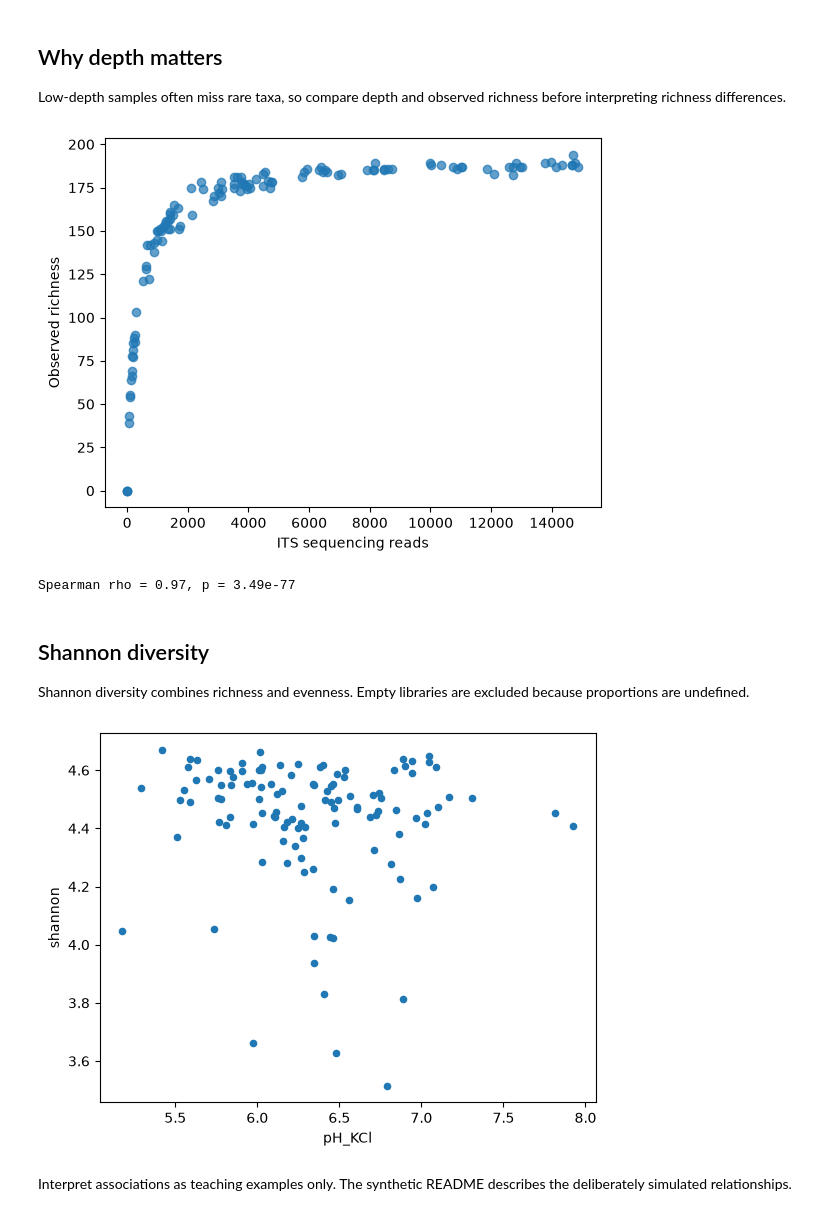
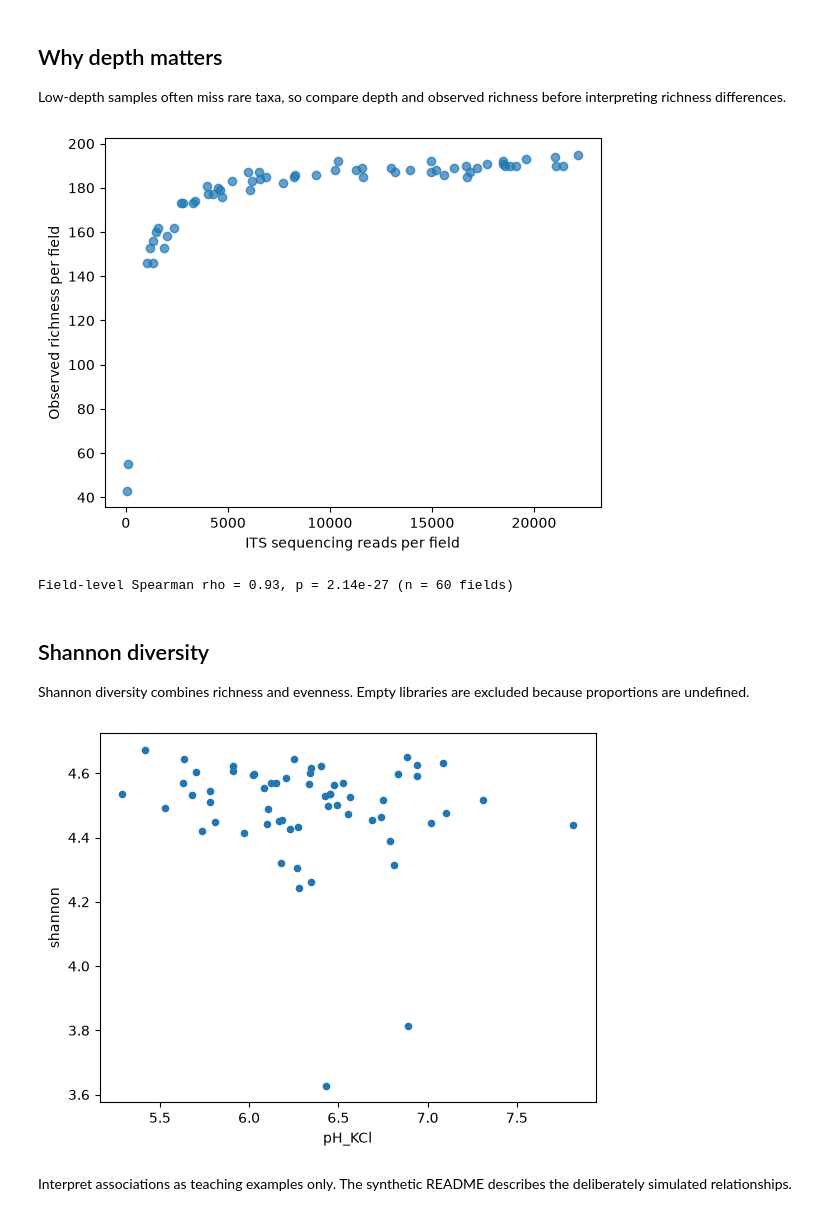
Before and after one commit to bo-maxwell-stevens/ecology-stats-tutorials, a Jupyter notebook: Notebooks/01_Introduction_to_Ecological_Data_Analysis.ipynb, the cells around one changed output. Drawn from its saved outputs; the diff is of its cells as text; code cells hidden in the pictures.

```diff
--- a/Notebooks/01_Introduction_to_Ecological_Data_Analysis.ipynb
+++ b/Notebooks/01_Introduction_to_Ecological_Data_Analysis.ipynb
@@ -4,10 +4,14 @@ This notebook uses the completely synthetic potato-soil dataset. It shows how a
 # %%
 from pathlib import Path
 import pandas as pd
+import numpy as np
 import matplotlib.pyplot as plt
 from scipy.stats import spearmanr
 
-data = Path('../Data/Synthetic_Potato_Example')
+repository_root = Path.cwd()
+if not (repository_root / 'Data').exists():
+    repository_root = repository_root.parent
+data = repository_root / 'Data/Synthetic_Potato_Example'
 counts = pd.read_csv(data / 'ITS_OTU_table_final.tsv', sep='\t', index_col=0)
 metadata = pd.read_csv(data / 'Final_data_with_diversity_prefixed.csv').set_index('sample_id')
 counts.head()
@@ -26,7 +30,13 @@ Each row is a soil sample and each column is a fungal species hypothesis. Sequen
 # %%
 total_reads = counts.sum(axis=1)
 richness = (counts > 0).sum(axis=1)
-summary = metadata.join(pd.DataFrame({'total_reads': total_reads, 'observed_richness': richness}))
+# Exclude failed libraries, then sum raw reads and taxa to one independent field row.
+nonempty = counts.loc[total_reads > 0]
+field_id = nonempty.index.str.replace(r'\.N\d+$', '', regex=True)
+field_counts = nonempty.assign(field_id=field_id).groupby('field_id').sum()
+field_summary = pd.DataFrame({'total_reads': field_counts.sum(axis=1), 'observed_richness': (field_counts > 0).sum(axis=1)})
+field_metadata = metadata.groupby('site.id').first()
+summary = field_metadata.join(field_summary)
 summary[['total_reads', 'observed_richness', 'pH_KCl']].head()
 # %% [output]
 |  | total_reads | observed_richness | pH_KCl |
@@ -41,23 +54,23 @@ summary[['total_reads', 'observed_richness', 'pH_KCl']].head()
 Low-depth samples often miss rare taxa, so compare depth and observed richness before interpreting richness differences.
 # %%
 plt.scatter(summary.total_reads, summary.observed_richness, alpha=.7)
-plt.xlabel('ITS sequencing reads'); plt.ylabel('Observed richness'); plt.show()
+plt.xlabel('ITS sequencing reads per field'); plt.ylabel('Observed richness per field'); plt.show()
 rho, p = spearmanr(summary.total_reads, summary.observed_richness)
-print(f'Spearman rho = {rho:.2f}, p = {p:.3g}')
+print(f'Field-level Spearman rho = {rho:.2f}, p = {p:.3g} (n = {len(summary)} fields)')
 # %% [output]
-[figure, old version]
+[figure, new version]
-Spearman rho = 0.97, p = 3.49e-77
+Field-level Spearman rho = 0.93, p = 2.14e-27 (n = 60 fields)
 # %% [markdown]
 ## Shannon diversity
 Shannon diversity combines richness and evenness. Empty libraries are excluded because proportions are undefined.
 # %%
-nonempty = counts.loc[total_reads > 0]
-proportions = nonempty.div(nonempty.sum(axis=1), axis=0)
-shannon = -(proportions.where(proportions > 0, 1) * proportions.where(proportions > 0, 1).apply(lambda x: x.map(__import__('math').log))).sum(axis=1)
-summary.loc[shannon.index, 'shannon'] = shannon
-summary[['pH_KCl', 'shannon']].dropna().plot.scatter(x='pH_KCl', y='shannon')
+field_proportions = field_counts.div(field_counts.sum(axis=1), axis=0)
+positive = field_proportions.where(field_proportions > 0, 1)
+shannon = -(positive * np.log(positive)).sum(axis=1)
+summary['shannon'] = shannon
+summary[['pH_KCl', 'shannon']].plot.scatter(x='pH_KCl', y='shannon')
 plt.show()
 # %% [output]
-[figure, old version]
+[figure, new version]
 # %% [markdown]
 Interpret associations as teaching examples only. The synthetic README describes the deliberately simulated relationships.
```
Also changed, not shown: parts of 3 cells of this notebook, 27 other files.
